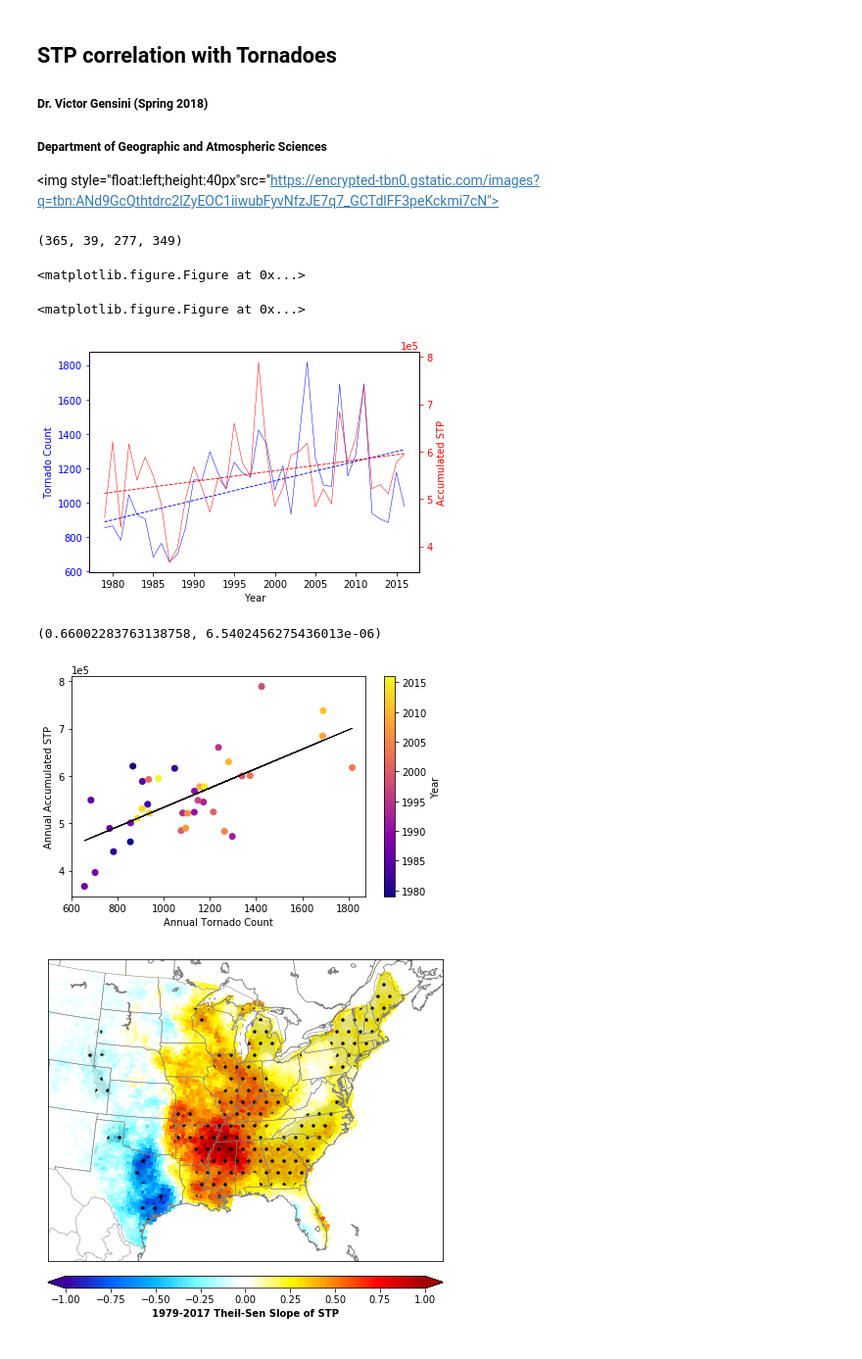
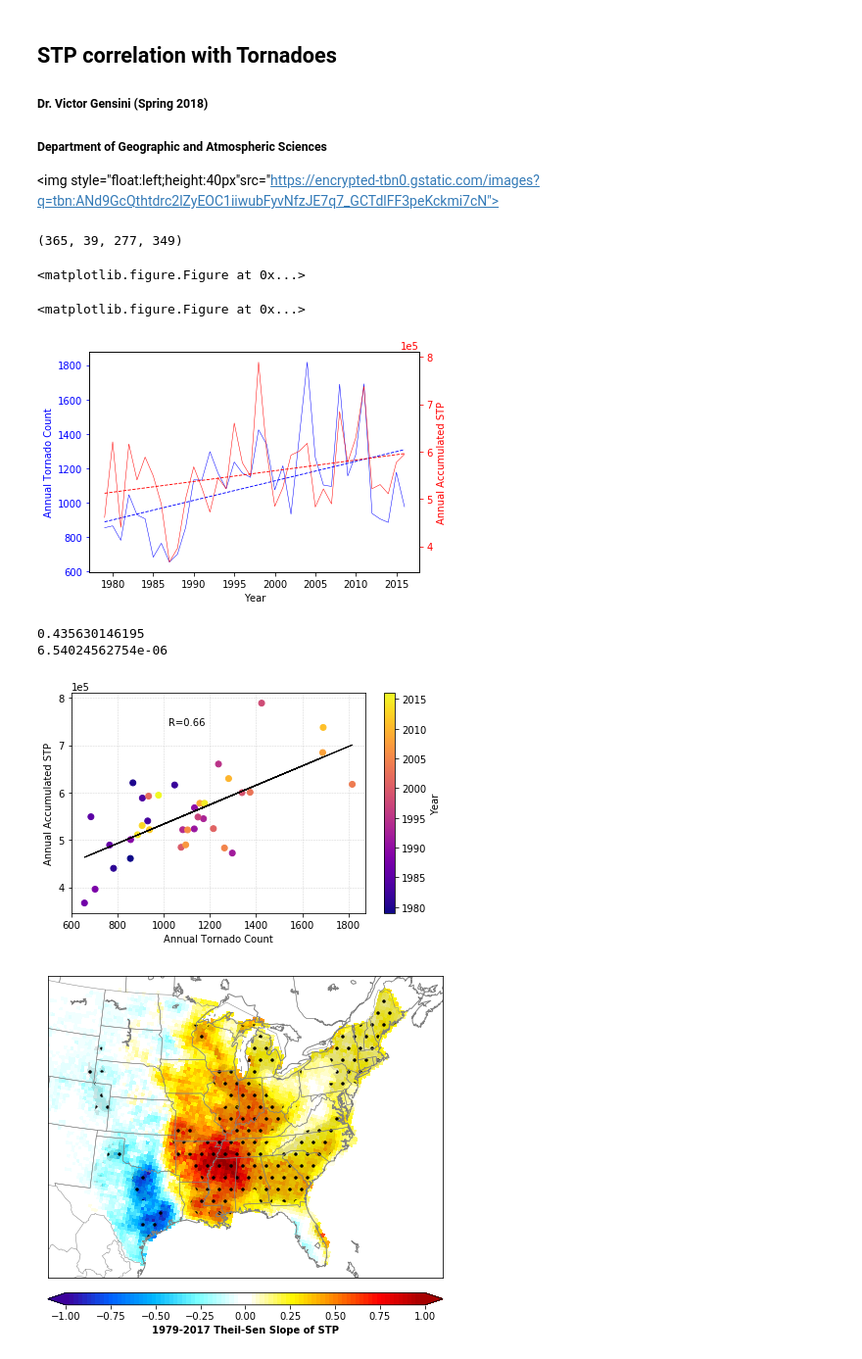
Before and after one commit to vgensini/enso, a Jupyter notebook: correlation.ipynb, the cells around one changed output. Shown at 98% size. Drawn from its saved outputs; the diff is of its cells as text; code cells hidden in the pictures.

```diff
--- a/correlation.ipynb
+++ b/correlation.ipynb
@@ -108,51 +110,56 @@ plt.figure(figsize=(18,11))
 #fit_fn1 = np.poly1d(fit1)
 # fit_fn is now a function which takes in x and returns an estimate for y
 
 #plt.plot(years,jul_vals, 'b-', years, fit_fn(years), '--k')
 #plt.title('1979-2017 Interannual Variability of US Gridpoint Hours with STP > 1')
 fig, ax1 = plt.subplots()
 t = np.arange(1979,2017,1)
 fit = np.polyfit(t,jul_vals,1)
 fit_fn = np.poly1d(fit)
 fit1 = np.polyfit(t,raw_counts,1)
 fit_fn1 = np.poly1d(fit1)
 ax1.set_xlabel('Year')
-ax1.set_ylabel('Tornado Count',color='b')
+ax1.set_ylabel('Annual Tornado Count',color='b')
 ax1.tick_params(axis='y', colors='blue')
 ax1.plot(t, raw_counts, 'b-', linewidth=0.5)
 ax1.plot(t, fit_fn1(t), '--b', linewidth=0.9)
 ax2 = ax1.twinx()
-ax2.set_ylabel('Accumulated STP',color='r')
+ax2.set_ylabel('Annual Accumulated STP',color='r')
 ax2.ticklabel_format(style='sci', axis='y', scilimits=(0,0))
 ax2.tick_params(axis='y', colors='red')
 ax2.plot(t, jul_vals, 'r-', linewidth=0.5)
 ax2.plot(t, fit_fn(t), '--r', linewidth=0.9)
 plt.tight_layout()
 plt.savefig('Figure1.png',dpi=200)
 # for val in raw_counts:
 #     print(val)
 # for val in jul_vals:
 #     print(val)
 # %% [output]
 (365, 39, 277, 349)
 <matplotlib.figure.Figure at 0x...>
 <matplotlib.figure.Figure at 0x...>
-[figure, old version]
+[figure, new version]
 # %%
-CS=plt.scatter(raw_counts,jul_vals,c=np.arange(1979,2017,1),cmap=cm.plasma)
+CS=plt.scatter(raw_counts,jul_vals,c=np.arange(1979,2017,1),cmap=cm.plasma,zorder=4)
+plt.grid(color='LightGray', linestyle='--', linewidth=0.5,zorder=0)
 plt.ticklabel_format(style='sci', axis='y', scilimits=(0,0))
-print(scipy.stats.pearsonr(raw_counts,jul_vals))
+slope, intercept, r_value, p_value, std_err = stats.linregress(jul_vals,raw_counts)
+print(r_value**2)
+print(p_value)
 fit = np.polyfit(raw_counts,jul_vals,1)
 fit_fn = np.poly1d(fit)
-plt.plot(raw_counts,fit_fn(raw_counts), '-k', linewidth=0.9)
+plt.plot(raw_counts,fit_fn(raw_counts), '-k', linewidth=1, zorder=4)
 CS=plt.colorbar(label='Year')
+plt.annotate('R='+"%.2f" % r_value,xy=(.32,.82), xycoords='figure fraction')
 plt.xlabel('Annual Tornado Count')
 plt.ylabel('Annual Accumulated STP')
 plt.tight_layout()
 plt.savefig('Figure2.png',dpi=200)
 # %% [output]
-(0.66002283763138758, 6.5402456275436013e-06)
+0.435630146195
+6.54024562754e-06
-[figure, old version]
+[figure, new version]
 # %%
 def theilsen(a,years):
     yr,y,x = a.shape
```
Also changed, not shown: parts of 1 cell of this notebook, 43 other files.
